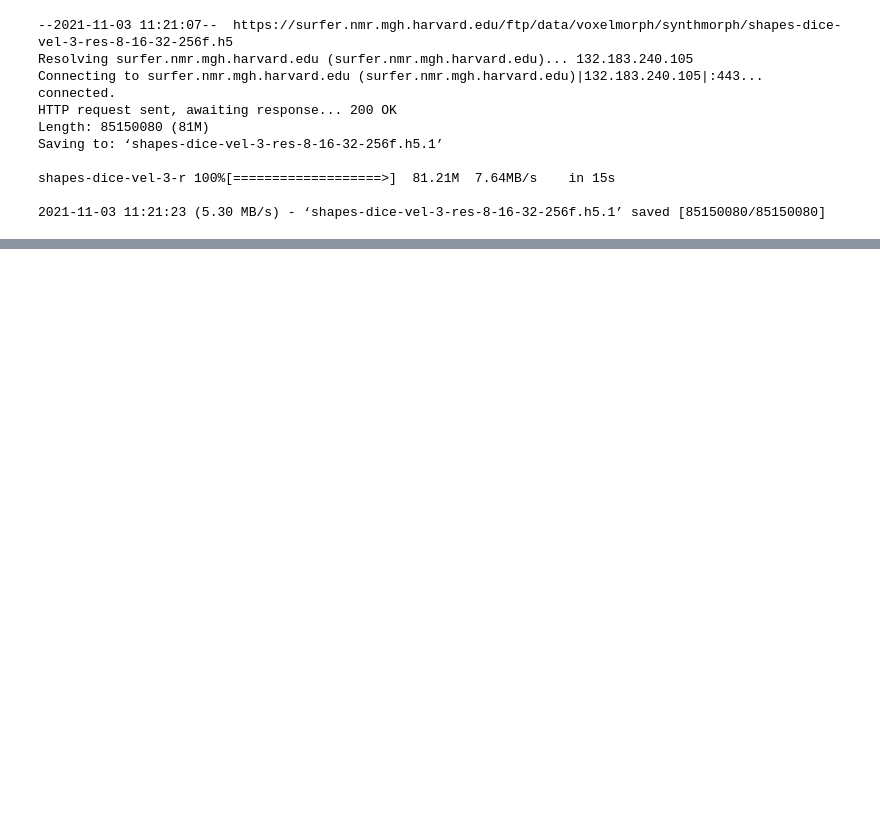
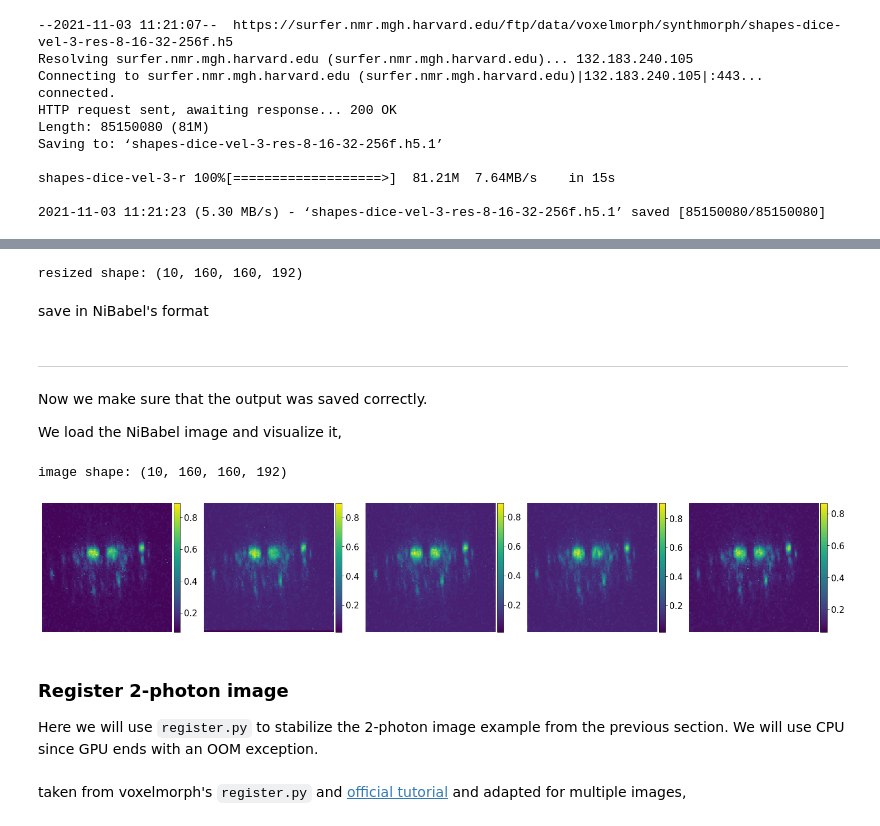
Before and after one commit to Sager611/stabilize2p, a Jupyter notebook: notebooks/voxelmorph.ipynb, the cells around one changed output, grey strips where cells are left out. Drawn from its saved outputs; the diff is of its cells as text; code cells hidden in the pictures; blank space fills up the shorter version.

```diff
--- a/notebooks/voxelmorph.ipynb
+++ b/notebooks/voxelmorph.ipynb
@@ -171,0 +202,40 @@ ValueError: axes don't match array
+# %%
+# downscale to 160 x 160. Default interpolation is bilinear
+# resized = cv2.resize(normalized, (160, 160))
+resized = np.stack([cv2.resize(frame, (160, 160)) for frame in normalized])
+
+# add extra axis and tile
+resized = np.tile(resized[..., np.newaxis], (1, 1, 192))
+print(f'resized shape: {resized.shape}')
+# %% [output]
+resized shape: (10, 160, 160, 192)
+# %% [markdown]
+save in NiBabel's format
+# %%
+# save output
+out_path = in_path.replace('.tif', '.nii.gz')
+nib.save(nib.AnalyzeImage(resized, np.eye(4)), out_path)
+# %% [markdown]
+---
+
+Now we make sure that the output was saved correctly.
+
+We load the NiBabel image and visualize it,
+# %%
+# load reference image
+nib_image = nib.load(out_path).get_fdata()
+print(f'image shape: {nib_image.shape}')
+
+# plt.figure(figsize=(6, 6))
+# ax = plt.subplot(111)
+# ms = ax.matshow(nib_image[..., 0], cmap='viridis')
+# plt.colorbar(ms);
+imgs = [nib_image[i, ..., 0] for i in range(5)]
+ne.plot.slices(imgs, cmaps=['viridis'], do_colorbars=True, width=20);
+# %% [output]
+image shape: (10, 160, 160, 192)
+[figure, added]
+# %% [markdown]
+### Register 2-photon image
+
+Here we will use `register.py` to stabilize the 2-photon image example from the previous section. We will use CPU since GPU ends with an OOM exception.
@@ -171,0 +248,2 @@ ValueError: axes don't match array
+# %% [markdown]
+taken from voxelmorph's `register.py` and [official tutorial](https://colab.research.google.com/drive/1WiqyF7dCdnNBIANEY80Pxw_mVz4fyV-S?usp=sharing) and adapted for multiple images,
```
Also changed, not shown: parts of 28 cells of this notebook, 5 other files.
